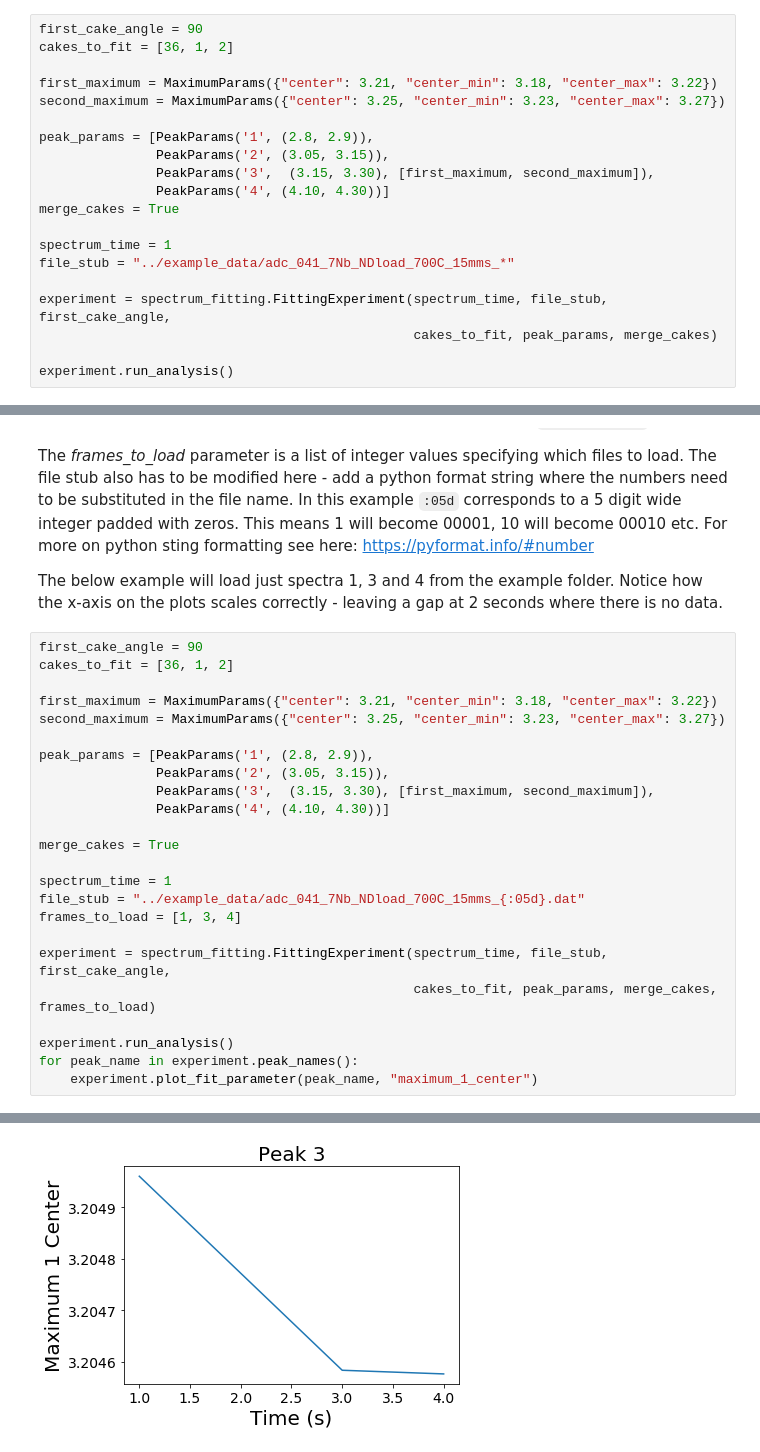
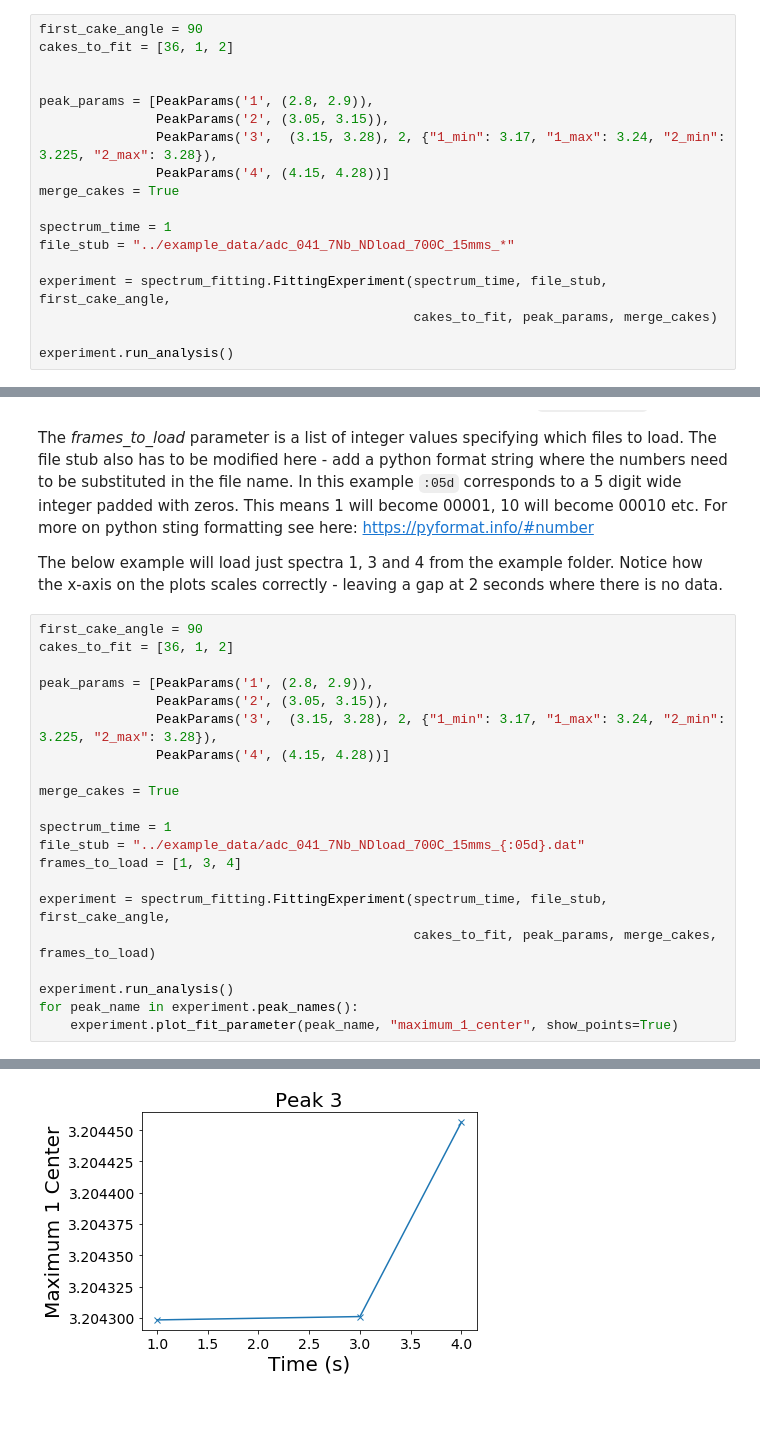
Before and after one commit to LightForm-group/xrdfit, a Jupyter notebook: tutorial notebooks/3 - Fitting peaks over time.ipynb, the cells around one changed output, grey strips where cells are left out. Cells and saved outputs as stored; diff of their text form; blank space fills up the shorter version.

Commit message:
Updated notebooks for new parameter specification

```diff
--- a/tutorial notebooks/3 - Fitting peaks over time.ipynb
+++ b/tutorial notebooks/3 - Fitting peaks over time.ipynb
@@ -64,13 +64,11 @@ We can set up a larger analysis to fit multiple peaks over time. It is probably
 first_cake_angle = 90
 cakes_to_fit = [36, 1, 2]
 
-first_maximum = MaximumParams({"center": 3.21, "center_min": 3.18, "center_max": 3.22})
-second_maximum = MaximumParams({"center": 3.25, "center_min": 3.23, "center_max": 3.27})
 
 peak_params = [PeakParams('1', (2.8, 2.9)),
                PeakParams('2', (3.05, 3.15)),
-               PeakParams('3',  (3.15, 3.30), [first_maximum, second_maximum]),
-               PeakParams('4', (4.10, 4.30))]
+               PeakParams('3',  (3.15, 3.28), 2, {"1_min": 3.17, "1_max": 3.24, "2_min": 3.225, "2_max": 3.28}),
+               PeakParams('4', (4.15, 4.28))]
 merge_cakes = True
 
 spectrum_time = 1
@@ -122,13 +120,10 @@ The below example will load just spectra 1, 3 and 4 from the example folder. Not
 first_cake_angle = 90
 cakes_to_fit = [36, 1, 2]
 
-first_maximum = MaximumParams({"center": 3.21, "center_min": 3.18, "center_max": 3.22})
-second_maximum = MaximumParams({"center": 3.25, "center_min": 3.23, "center_max": 3.27})
-
 peak_params = [PeakParams('1', (2.8, 2.9)),
                PeakParams('2', (3.05, 3.15)),
-               PeakParams('3',  (3.15, 3.30), [first_maximum, second_maximum]),
-               PeakParams('4', (4.10, 4.30))]
+               PeakParams('3',  (3.15, 3.28), 2, {"1_min": 3.17, "1_max": 3.24, "2_min": 3.225, "2_max": 3.28}),
+               PeakParams('4', (4.15, 4.28))]
 
 merge_cakes = True
 
@@ -141,7 +136,7 @@ experiment = spectrum_fitting.FittingExperiment(spectrum_time, file_stub, first_
 
 experiment.run_analysis()
 for peak_name in experiment.peak_names():
-    experiment.plot_fit_parameter(peak_name, "maximum_1_center")
+    experiment.plot_fit_parameter(peak_name, "maximum_1_center", show_points=True)
 # %% [output]
 Processing 3 diffraction patterns.
 Analysis complete.
@@ -150 +145 @@ Analysis complete.
-[figure, old version]
+[figure, new version]
```
Also changed, not shown: parts of 6 cells of this notebook, 3 other files.
